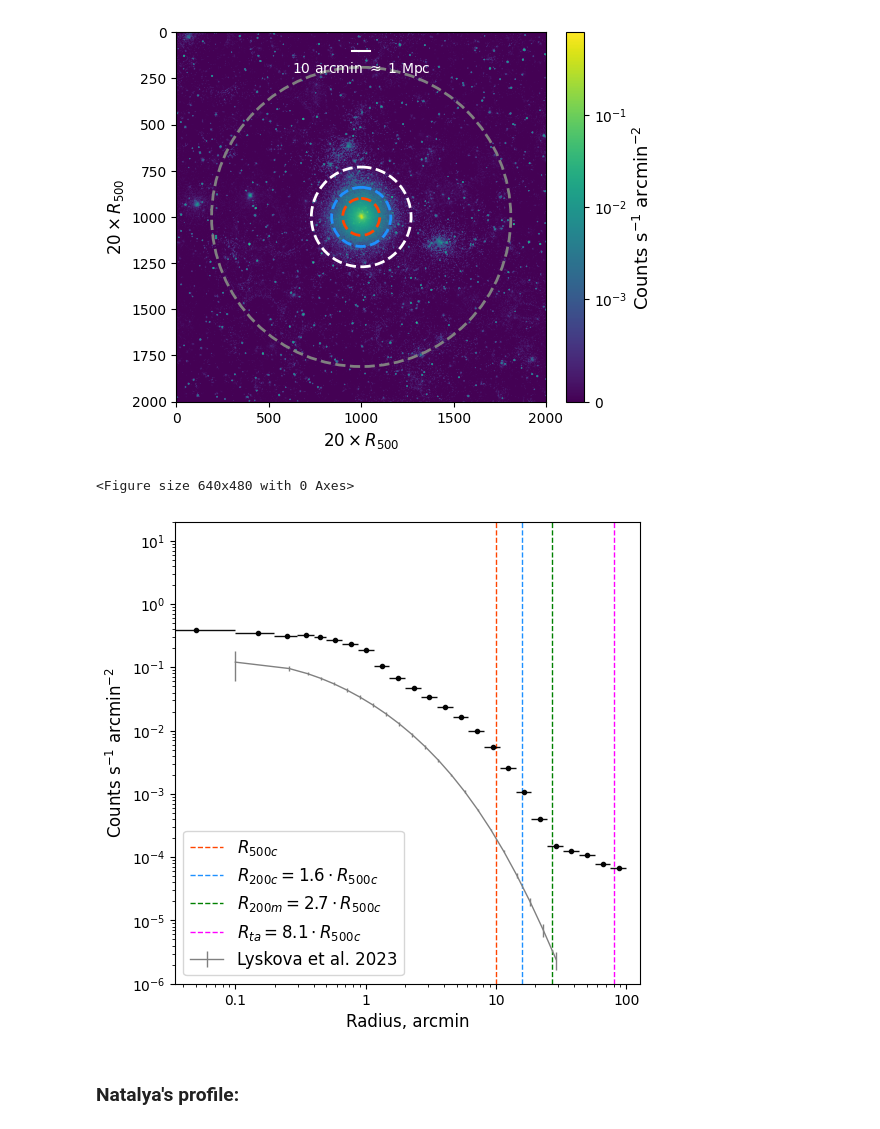
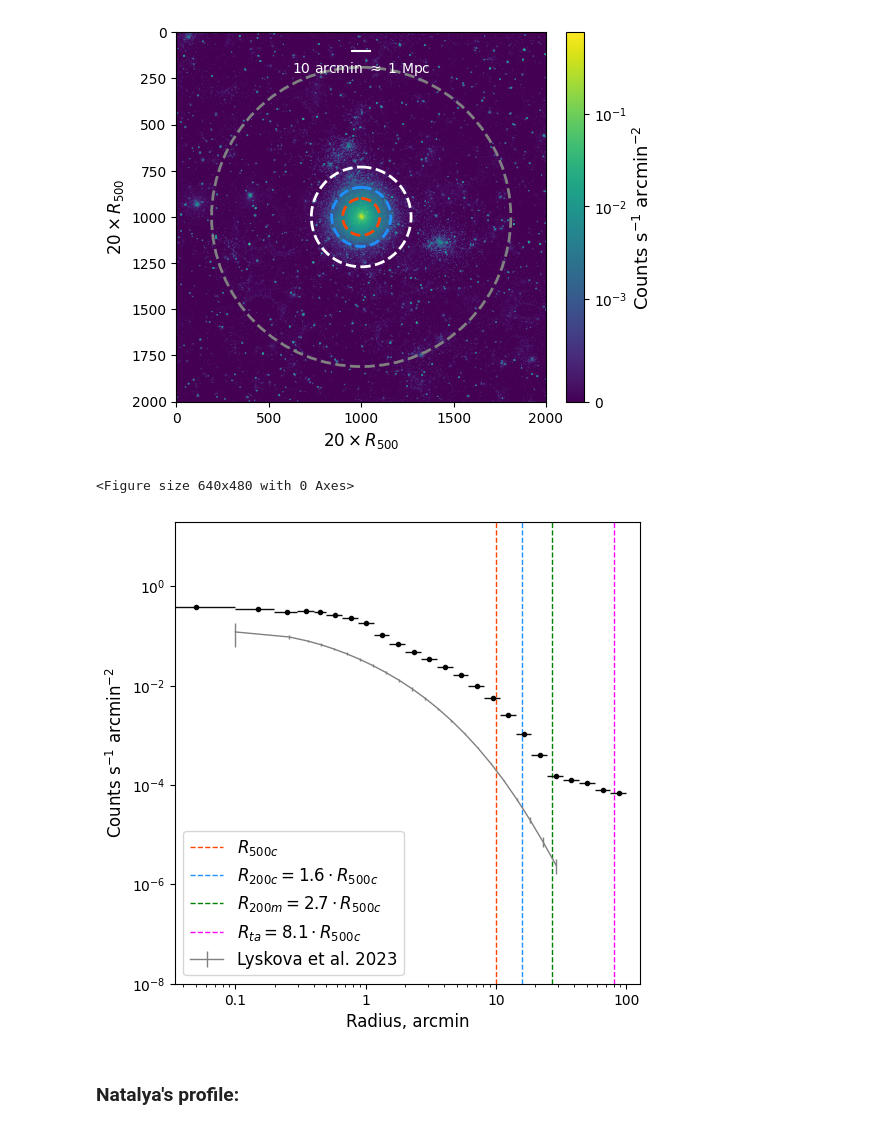
Before and after one commit to pi4imu/stacking, a Jupyter notebook: stacking_new.ipynb, the cells around one changed output. Saved outputs shown, nothing was run; the diff lists cells and outputs as text; code cells hidden in the pictures.

```diff
--- a/stacking_new.ipynb
+++ b/stacking_new.ipynb
@@ -440,7 +436,7 @@ plt.gca().set_aspect('auto', 'box')
 
 length = 2001
 
-total_hist = np.zeros((length, length))
+total_hist_unfiltered = np.zeros((length, length))
 
 for cl_num in tqdm(clusters.index[:84]):
 
@@ -450,7 +446,7 @@ for cl_num in tqdm(clusters.index[:84]):
                                             histlen=2001,
                                             ARF_weights=True)
 
-    total_hist = np.add(total_hist, pho_hist)
+    total_hist_unfiltered = np.add(total_hist_unfiltered, pho_hist)
 # %% [output]
 <Figure size 640x480 with 0 Axes>
 # %%
@@ -489,13 +485,13 @@ plt.show()
 
 plt.figure(figsize=(6, 6))
 
-brbr = brightness_profile(hist=total_hist/84,
+brbr = brightness_profile(hist=total_hist_unfiltered/84,
                           mmmask='no',
                           draw=True,
                           field_length=20,
                           ARF_weights=True)
 
-plt.ylim(1e-6, 2e1)
+plt.ylim(1e-8, 2e1)
 
 plt.errorbar(Ix[0], Ix[1], (Ix[3]-Ix[1], Ix[1]-Ix[2]), lw=1, color='grey', label='Lyskova et al. 2023')
 plt.legend(loc=3, fontsize=12)
@@ -620,7 +615,7 @@ plt.gca().set_aspect('auto', 'box')
 
 length = 2001
 
-total_hist = np.zeros((length, length))
+total_hist_masked = np.zeros((length, length))
 total_mask = np.zeros((length, length))
 
 for cl_num in tqdm(clusters.index[:84]):
@@ -631,7 +626,7 @@ for cl_num in tqdm(clusters.index[:84]):
                                             histlen=2001,
                                             ARF_weights=True)
 
-    total_hist = np.add(total_hist, pho_hist*mskk)
+    total_hist_masked = np.add(total_hist_masked, pho_hist*mskk)
     total_mask = np.add(total_mask, mskk)
 # %% [output]
 <Figure size 640x480 with 0 Axes>
@@ -652,5 +647,5 @@ plt.colorbar(fraction=0.046, pad=0.04)
 # %%
-reduced_hist = np.divide(total_hist, total_mask)
+reduced_hist = np.divide(total_hist_masked, total_mask)
 # %%
 half_length = int(length/2)
 r500r = int(half_length/10)
@@ -687,23 +682,23 @@ plt.show()
 # %%
 %run -i 'utils/scripts.py'
 
 plt.figure(figsize=(6, 6))
 
 brbr = brightness_profile(hist=reduced_hist,
                           mmmask='no',
                           draw=True,
                           field_length=20,
                           ARF_weights=True)
 
-plt.ylim(1e-6, 20)
+plt.ylim(1e-8, 20)
 
 plt.errorbar(Ix[0], Ix[1], (Ix[3]-Ix[1], Ix[1]-Ix[2]), lw=1, color='grey', label='Lyskova et al. 2023')
 plt.legend(loc=3, fontsize=12)
 
 plt.show()
 # %% [output]
 <Figure size 640x480 with 0 Axes>
-[figure, old version]
+[figure, new version]
 # %% [markdown]
 ### Natalya's profile:
 # %%
```
Also changed, not shown: parts of 6 cells of this notebook, 2 other files.
